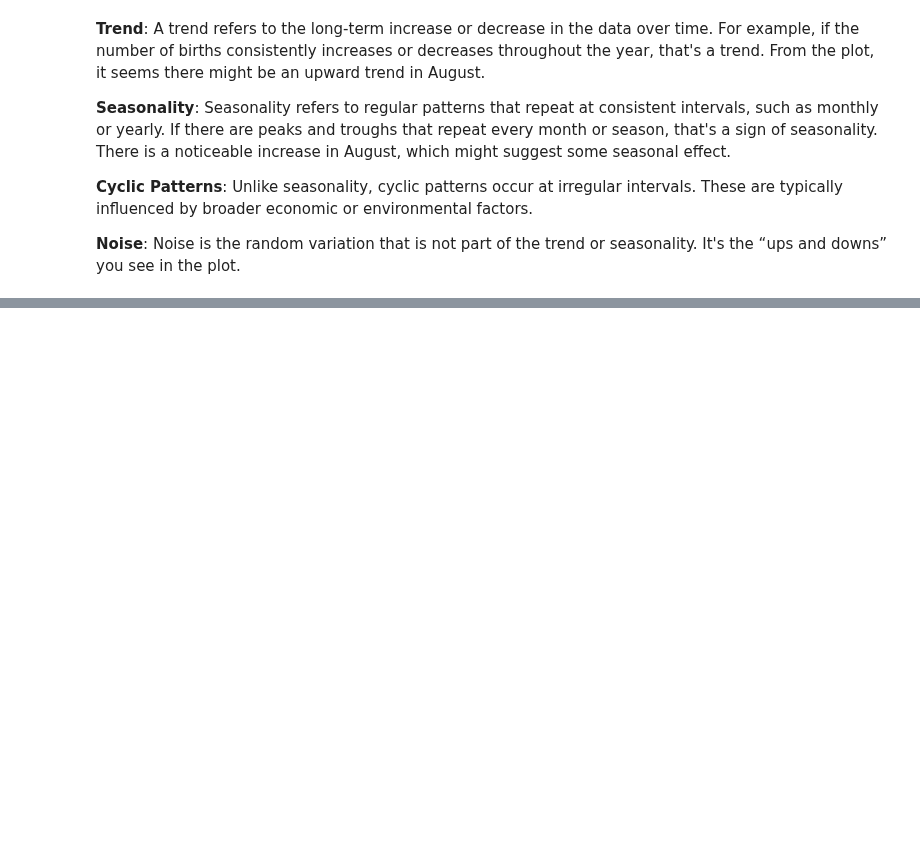
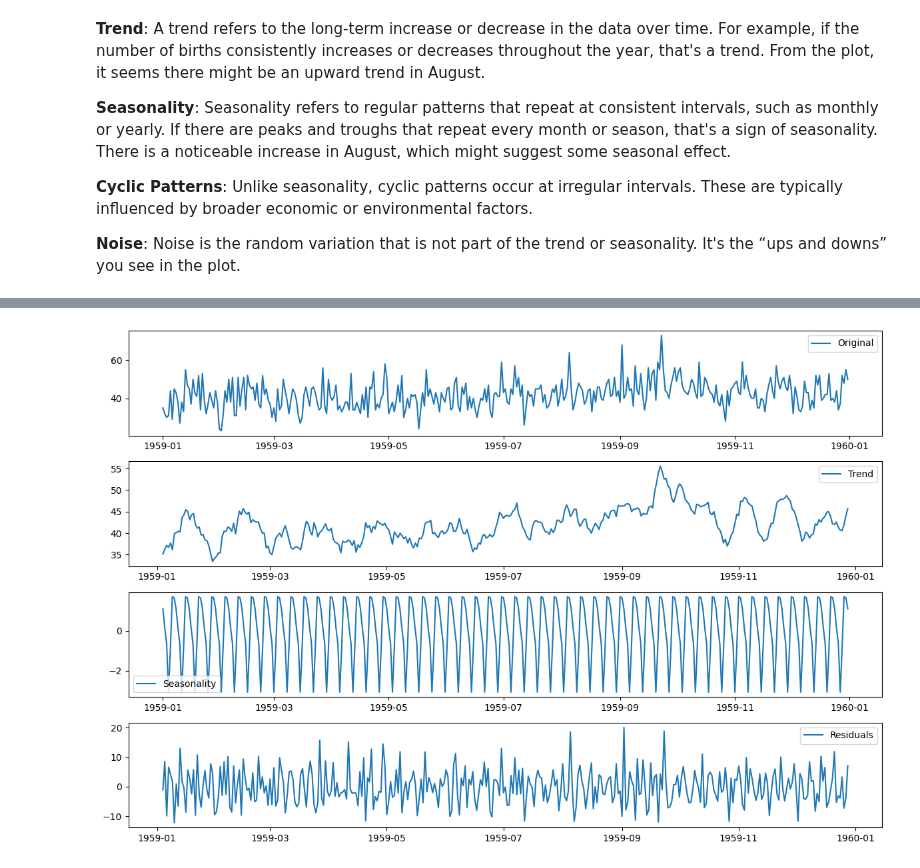
Before and after one commit to Darknight47/Data-Science-Project-01, a Jupyter notebook: daily_female_birth.ipynb, the cells around one changed output, grey strips where cells are left out. Drawn from its saved outputs; the diff is of its cells as text; code cells hidden in the pictures; blank space fills up the shorter version.

```diff
--- a/daily_female_birth.ipynb
+++ b/daily_female_birth.ipynb
@@ -103,0 +119,29 @@ plt.show()
+# %%
+from statsmodels.tsa.seasonal import seasonal_decompose
+
+# Decompose the time series
+decomposition = seasonal_decompose(dataset, model='additive')
+
+# Extract the components
+trend = decomposition.trend
+seasonal = decomposition.seasonal
+residual = decomposition.resid
+
+# Plot the decomposed components
+plt.figure(figsize=(12, 8))
+plt.subplot(411)
+plt.plot(dataset, label='Original')
+plt.legend(loc='best')
+plt.subplot(412)
+plt.plot(trend, label='Trend')
+plt.legend(loc='best')
+plt.subplot(413)
+plt.plot(seasonal, label='Seasonality')
+plt.legend(loc='best')
+plt.subplot(414)
+plt.plot(residual, label='Residuals')
+plt.legend(loc='best')
+plt.tight_layout()
+plt.show()
+# %% [output]
+[figure, added]
```
Also changed, not shown: parts of 4 cells of this notebook.
